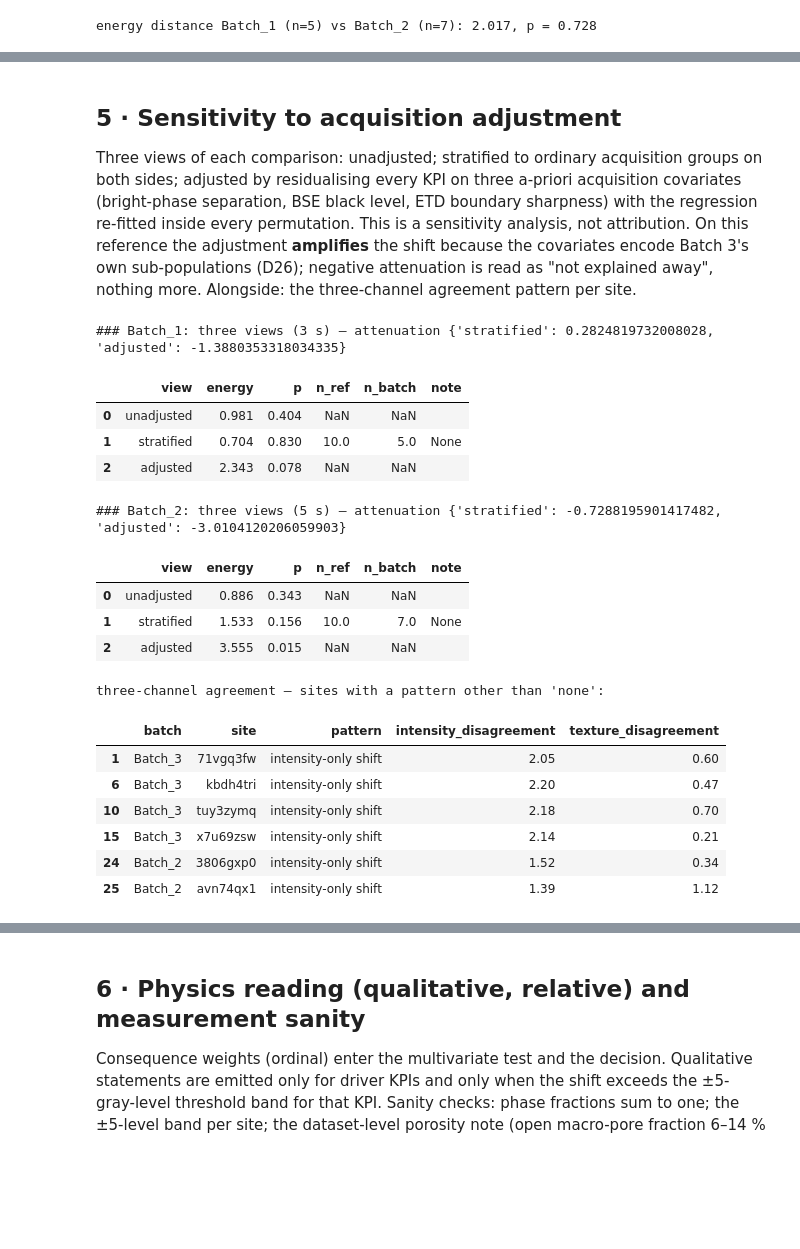
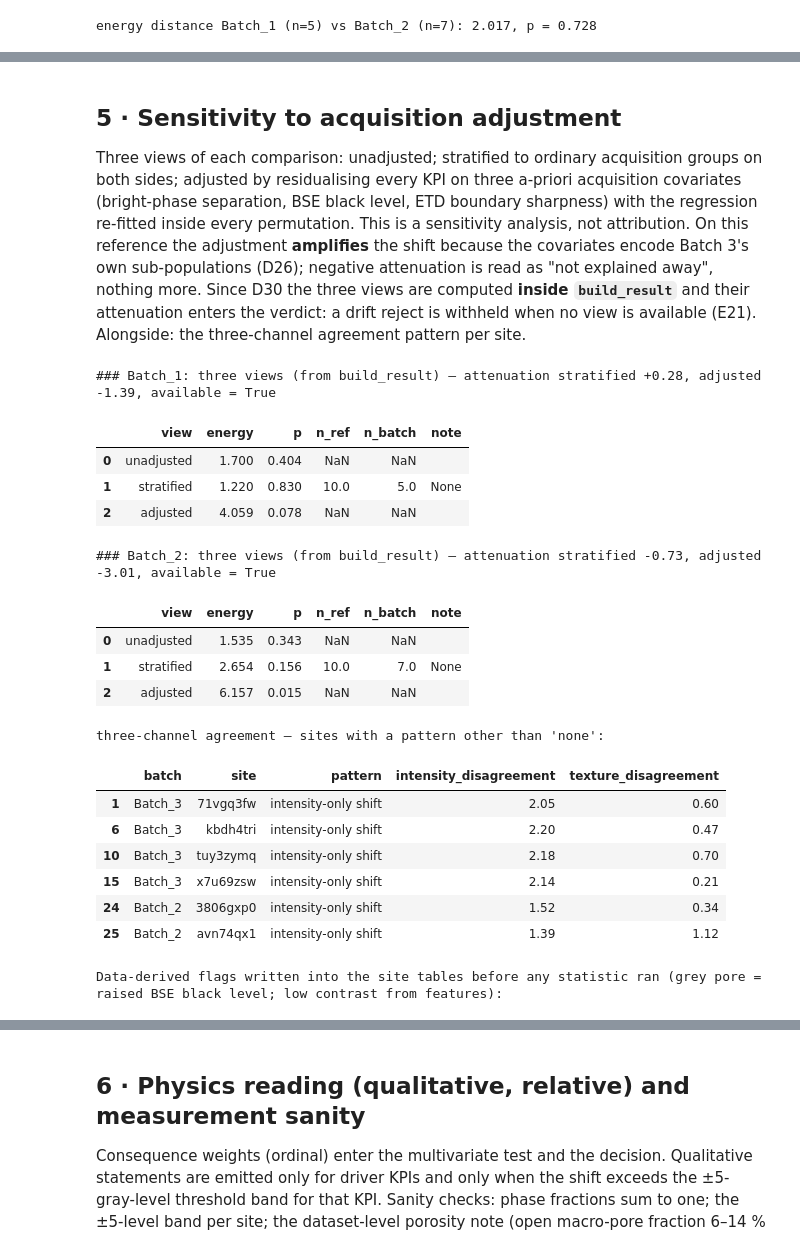
Before and after one commit to santosh-imperial/Backscatter, a Jupyter notebook: notebooks/02_batch_qc.ipynb, the cells around one changed output, grey strips where cells are left out. Saved outputs shown, nothing was run; the diff lists cells and outputs as text; code cells hidden in the pictures; blank space fills up the shorter version.

```diff
--- a/notebooks/02_batch_qc.ipynb
+++ b/notebooks/02_batch_qc.ipynb
@@ -55,12 +58,15 @@ BATCHES = {b: FE.extract_batch(os.path.join(DATA, b), cache_dir=FCACHE, verbose=
 print({b: {k: v.shape for k, v in t.items()} for b, t in BATCHES.items()}, f"\n{time.time()-t0:.0f} s")
 
 def sites_of(b):
-    s = BATCHES[b]["sites"].copy()
-    s["grey_pore"] = s.site.isin(CONFIG["known_anomalous"]["grey_pore"]) | s.get("grey_pore", False)
-    s["cracked_known"] = s.site.isin(CONFIG["known_anomalous"]["cracked"])
+    """Site table with the DATA-DERIVED acquisition flags written in (same call path as build_result, D31): grey_pore from the
+    batch's own BSE black level (the known list is only a cross-check on the reference), low contrast from the features."""
+    t = BATCHES[b]; s = t["sites"].copy(); s["site"] = s.site.astype(str)
+    s = RP.apply_derived_flags(s, RP.derive_flags(s, t["images"]))
+    s["cracked_known"] = s.site.isin(CONFIG["known_anomalous"]["cracked"])      # reference-only label, never data-derived
     s["low_contrast"] = s.bright_low_contrast.astype(bool)
     return s
-REF = sites_of(CONFIG["reference"]); ORD_MASK = ~(REF.grey_pore | REF.cracked_known)
+REF = sites_of(CONFIG["reference"]); ORD_MASK = (REF.acquisition_group == "ordinary").to_numpy()
+assert set(REF.site[REF.grey_pore]) == set(CONFIG["known_anomalous"]["grey_pore"]), "data-derived grey-pore flags differ from the known reference list"
 print(f"reference {CONFIG['reference']}: {len(REF)} sites, {int(ORD_MASK.sum())} ordinary, {int(REF.grey_pore.sum())} grey-pore, {int(REF.cracked_known.sum())} cracked, {int(REF.low_contrast.sum())} low-contrast")
 display(REF[["site"] + CONFIG["primary_kpis"] + ["low_contrast", "grey_pore", "cracked_known"]].round(4))
 # %% [output]
@@ -121,10 +127,13 @@ for k in prim:
         m = ST.mdc(x, n_in, alpha=CONFIG["alpha"], power=CONFIG["power"], test=dict(statistic=CONFIG["statistic"], n_mc=999), seed=CONFIG["seed"])
         rows.append(dict(kpi=k, batch=b, n_incoming=n_in, ref_median_all=np.median(x), ref_mad_all=ST.mad(x),
                          ref_median_ordinary=np.median(ref_ord[k]), ref_mad_ordinary=ST.mad(ref_ord[k]),
-                         mdc_mad=m["mdc_mad"], mdc_abs=m.get("mdc_abs", m["mdc_mad"] * ST.mad(x)), design=m.get("design", "")))
+                         mdc_mad=m["mdc_mad"], mdc_abs=m.get("mdc_abs", m["mdc_mad"] * ST.mad(x)), feasible=m.get("feasible", True), design=m.get("design", "")))
 MDC = pd.DataFrame(rows)
 display(MDC.round(4))
+if not MDC.feasible.all():
+    print("MDC not available for:", MDC[~MDC.feasible][["kpi", "batch", "n_incoming", "design"]].to_string(index=False))
 print("Reading: an absolute MDC larger than the reference median (e.g. crack_frac) means only a batch that more than doubles that KPI could register as batch-wide drift; the localized path (§3) exists for exactly this case.")
+print("Design limit: the split-reference simulation needs ≥ 3 reference sites left after drawing n_incoming, so for an incoming batch with n ≥ n_ref − 2 usable sites the MDC is reported as 'not available' (the comparison itself still runs; E21).")
 # %% [output]
 |  | kpi | batch | n_incoming | ref_median_all | ref_mad_all | ref_median_ordinary | ref_mad_ordinary | ... |
 | 0 | crack_frac | Batch_1 | 7 | 0.0201 | 0.0139 | 0.0201 | 0.0046 | ... |
@@ -236,10 +246,10 @@ for ax, (b, res) in zip(np.atleast_1d(axes), RESULTS.items()):
     d = res["drift"]
     ref_d = d[d.group == "reference"]; bat_d = d[d.group == "batch"]
     is_grey = ref_d.site.isin(GREY_PORE_SITES); is_cr = ref_d.site.isin(CRACKED_SITES)
-    ax.scatter(np.zeros(len(ref_d)) + np.random.default_rng(0).uniform(-.1, .1, len(ref_d)), ref_d.distance, s=26, color=BATCH_COLORS[CONFIG["reference"]], alpha=.7, label="reference (LOO)")
+    ax.scatter(np.zeros(len(ref_d)) + np.random.default_rng(0).uniform(-.1, .1, len(ref_d)), ref_d.distance, s=26, color=BATCH_COLORS.get(CONFIG["reference"], UNSEEN_COLOR), alpha=.7, label="reference (LOO)")
     ax.scatter(np.zeros(is_grey.sum()) + .18, ref_d[is_grey].distance, s=70, facecolors="none", edgecolors=BATCH_COLORS["Batch_3 (grey-pore group)"], label="grey-pore")
     ax.scatter(np.zeros(is_cr.sum()) - .18, ref_d[is_cr].distance, s=70, facecolors="none", edgecolors="#e34948", label="cracked")
-    ax.scatter(np.ones(len(bat_d)) + np.random.default_rng(1).uniform(-.1, .1, len(bat_d)), bat_d.distance, s=30, color=BATCH_COLORS[b], label=b)
+    ax.scatter(np.ones(len(bat_d)) + np.random.default_rng(1).uniform(-.1, .1, len(bat_d)), bat_d.distance, s=30, color=BATCH_COLORS.get(b, UNSEEN_COLOR), label=b)
     for _, r in bat_d.iterrows(): ax.annotate(r.site, (1, r.distance), fontsize=7, xytext=(6, 0), textcoords="offset points")
     ax.axhline(np.percentile(ref_d.distance, 95), color="#888", ls="--", lw=.8); ax.set_xticks([0, 1]); ax.set_xticklabels([CONFIG["reference"], b]); ax.set_title(f"{b}: per-site drift (dashed = reference 95th pct)")
 np.atleast_1d(axes)[0].set_ylabel("robust distance (primary KPIs)"); np.atleast_1d(axes)[0].legend(fontsize=8); plt.tight_layout(); plt.show()
@@ -297,7 +307,7 @@ Two members. A grouped-cross-validated L1 logistic regression on **material KPIs
 # %%
 rows = []
 for b, res in RESULTS.items():
-    for lab, d in [("material only (drives A iv)", res["c2st_material"]), ("flag-inclusive (acquisition evidence)", res["c2st_flag_inclusive"])]:
+    for lab, d in [("material only, in-pipeline (drives A iv)", res["c2st_material"]), ("material only, cached pre-run (comparison)", res["c2st_extra"].get("material_cached")), ("flag-inclusive (acquisition evidence)", res["c2st_flag_inclusive"])]:
         if d: rows.append(dict(batch=b, run=lab, auc=d["auc"], null_lo=(d.get("null_band") or [np.nan, np.nan])[0], null_hi=(d.get("null_band") or [np.nan, np.nan])[1], p=d["p"], n_perm=d.get("n_perm"), selected=", ".join(d["coef"][d["coef"].selected].feature.tolist()) if "selected" in d["coef"] else ""))
 display(pd.DataFrame(rows).round(3))
 for b, res in RESULTS.items():
@@ -350,35 +362,37 @@ top novelty correlates (what the embedding is tracking):
 # %% [markdown]
 ## 5 · Sensitivity to acquisition adjustment
 
-Three views of each comparison: unadjusted; stratified to ordinary acquisition groups on both sides; adjusted by residualising every KPI on three a-priori acquisition covariates (bright-phase separation, BSE black level, ETD boundary sharpness) with the regression re-fitted inside every permutation. This is a sensitivity analysis, not attribution. On this reference the adjustment **amplifies** the shift because the covariates encode Batch 3's own sub-populations (D26); negative attenuation is read as "not explained away", nothing more. Alongside: the three-channel agreement pattern per site.
+Three views of each comparison: unadjusted; stratified to ordinary acquisition groups on both sides; adjusted by residualising every KPI on three a-priori acquisition covariates (bright-phase separation, BSE black level, ETD boundary sharpness) with the regression re-fitted inside every permutation. This is a sensitivity analysis, not attribution. On this reference the adjustment **amplifies** the shift because the covariates encode Batch 3's own sub-populations (D26); negative attenuation is read as "not explained away", nothing more. Since D30 the three views are computed **inside `build_result`** and their attenuation enters the verdict: a drift reject is withheld when no view is available (E21). Alongside: the three-channel agreement pattern per site.
 # %%
-ACQ = {}
-flags_all = AC.derive_flags(pd.concat([REF] + [sites_of(b) for b in CONFIG["compare"]]), pd.concat([BATCHES[x]["images"] for x in [CONFIG["reference"]] + CONFIG["compare"]]))
+ACQ = {b: RESULTS[b]["acquisition"] for b in CONFIG["compare"]}
+flags_all = pd.concat([RESULTS[b]["flags_ref"] for b in CONFIG["compare"]][:1] + [RESULTS[b]["flags_batch"] for b in CONFIG["compare"]], ignore_index=True)
 for b in CONFIG["compare"]:
-    t0 = time.time()
-    tv = AC.three_views(REF, sites_of(b), CONFIG["primary_kpis"], flags_all, statistic=CONFIG["statistic"], seed=CONFIG["seed"], flags={"grey_pore": flags_all.site[flags_all.grey_pore].tolist()})
-    ACQ[b] = tv
+    tv = ACQ[b]
+    if not (isinstance(tv, dict) and "unadjusted" in tv):
+        print(f"\n### {b}: acquisition views not available ({tv}); drift reject withheld"); continue
     rows = []
     for view in ["unadjusted", "stratified", "adjusted"]:
         e = (tv[view].get("energy") if view != "adjusted" else tv[view].get("energy_adjusted")) if tv.get(view) else None
         rows.append(dict(view=view, energy=None if not e else round(e["statistic"], 3), p=None if not e else round(e["p"], 3), n_ref=tv[view].get("n_ref_kept", tv[view].get("n_ref")), n_batch=tv[view].get("n_batch_kept", tv[view].get("n_batch")), note=tv[view].get("reason", "")))
-    print(f"\n### {b}: three views ({time.time()-t0:.0f} s) — attenuation {tv['attenuation']}")
+    att = RESULTS[b]["verdict"]["attenuation"]
+    print(f"\n### {b}: three views (from build_result) — attenuation stratified {att['stratified']:+.2f}, adjusted {att['adjusted']:+.2f}, available = {att['available']}")
     display(pd.DataFrame(rows))
 agree = AC.three_channel_agreement(pd.concat([REF] + [sites_of(b) for b in CONFIG["compare"]]), pd.concat([BATCHES[x]["images"] for x in [CONFIG["reference"]] + CONFIG["compare"]]))
 print("three-channel agreement — sites with a pattern other than 'none':")
 display(agree[agree.pattern != "none"][[c for c in ["batch", "site", "pattern", "intensity_disagreement", "texture_disagreement"] if c in agree]].round(2))
-RESULTS = {b: {**RESULTS[b], "acquisition": ACQ[b]} for b in RESULTS}
+print("\nData-derived flags written into the site tables before any statistic ran (grey pore = raised BSE black level; low contrast from features):")
+display(flags_all[["batch", "site", "acquisition_group", "grey_pore", "grey_pore_source", "bright_low_contrast", "raised_black_level", "bse_p1"]].sort_values(["batch", "acquisition_group"]).reset_index(drop=True))
 # %% [output]
-### Batch_1: three views (3 s) — attenuation {'stratified': 0.2824819732008028, 'adjusted': -1.3880353318034335}
+### Batch_1: three views (from build_result) — attenuation stratified +0.28, adjusted -1.39, available = True
 |  | view | energy | p | n_ref | n_batch | note |
-| 0 | unadjusted | 0.981 | 0.404 | NaN | NaN |  |
-| 1 | stratified | 0.704 | 0.830 | 10.0 | 5.0 | None |
-| 2 | adjusted | 2.343 | 0.078 | NaN | NaN |  |
+| 0 | unadjusted | 1.700 | 0.404 | NaN | NaN |  |
+| 1 | stratified | 1.220 | 0.830 | 10.0 | 5.0 | None |
+| 2 | adjusted | 4.059 | 0.078 | NaN | NaN |  |
-### Batch_2: three views (5 s) — attenuation {'stratified': -0.7288195901417482, 'adjusted': -3.0104120206059903}
+### Batch_2: three views (from build_result) — attenuation stratified -0.73, adjusted -3.01, available = True
 |  | view | energy | p | n_ref | n_batch | note |
-| 0 | unadjusted | 0.886 | 0.343 | NaN | NaN |  |
-| 1 | stratified | 1.533 | 0.156 | 10.0 | 7.0 | None |
-| 2 | adjusted | 3.555 | 0.015 | NaN | NaN |  |
+| 0 | unadjusted | 1.535 | 0.343 | NaN | NaN |  |
+| 1 | stratified | 2.654 | 0.156 | 10.0 | 7.0 | None |
+| 2 | adjusted | 6.157 | 0.015 | NaN | NaN |  |
 three-channel agreement — sites with a pattern other than 'none':
 |  | batch | site | pattern | intensity_disagreement | texture_disagreement |
 | 1 | Batch_3 | 71vgq3fw | intensity-only shift | 2.05 | 0.60 |
@@ -387,3 +401,4 @@ three-channel agreement — sites with a pattern other than 'none':
 | 15 | Batch_3 | x7u69zsw | intensity-only shift | 2.14 | 0.21 |
 | 24 | Batch_2 | 3806gxp0 | intensity-only shift | 1.52 | 0.34 |
 | 25 | Batch_2 | avn74qx1 | intensity-only shift | 1.39 | 1.12 |
+Data-derived flags written into the site tables before any statistic ran (grey pore = raised BSE black level; low contrast from features):
```
Also changed, not shown: parts of 12 cells of this notebook, 22 other files.
